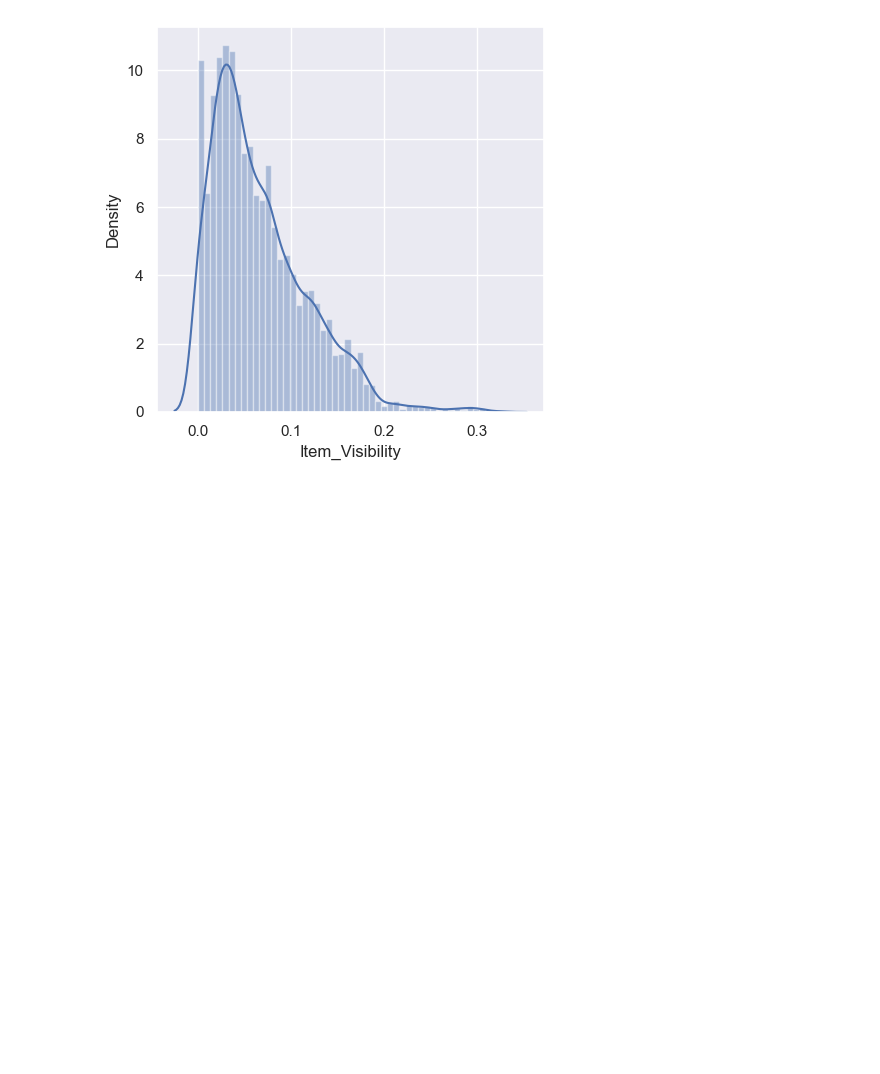
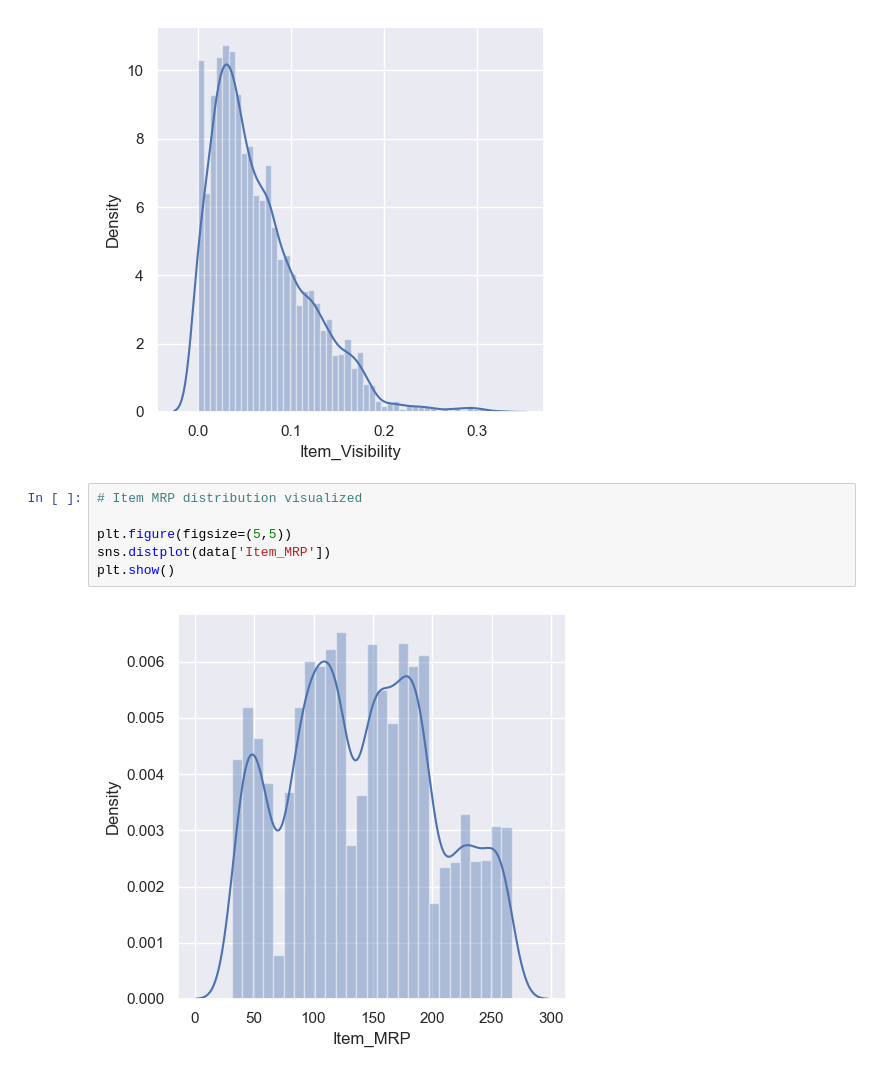
Before and after one commit to cwg7/sales-forecasting, a Jupyter notebook: sales_forecasting.ipynb, the cells around one changed output. Cells and saved outputs as stored; diff of their text form; blank space fills up the shorter version.

```diff
--- a/sales_forecasting.ipynb
+++ b/sales_forecasting.ipynb
@@ -181,3 +181,11 @@ sns.distplot(data['Item_Visibility'])
 plt.show()
 # %% [output]
 [figure]
+# %%
+# Item MRP distribution visualized
+
+plt.figure(figsize=(5,5))
+sns.distplot(data['Item_MRP'])
+plt.show()
+# %% [output]
+[figure, added]
```
Also changed, not shown: parts of 2 cells of this notebook.
